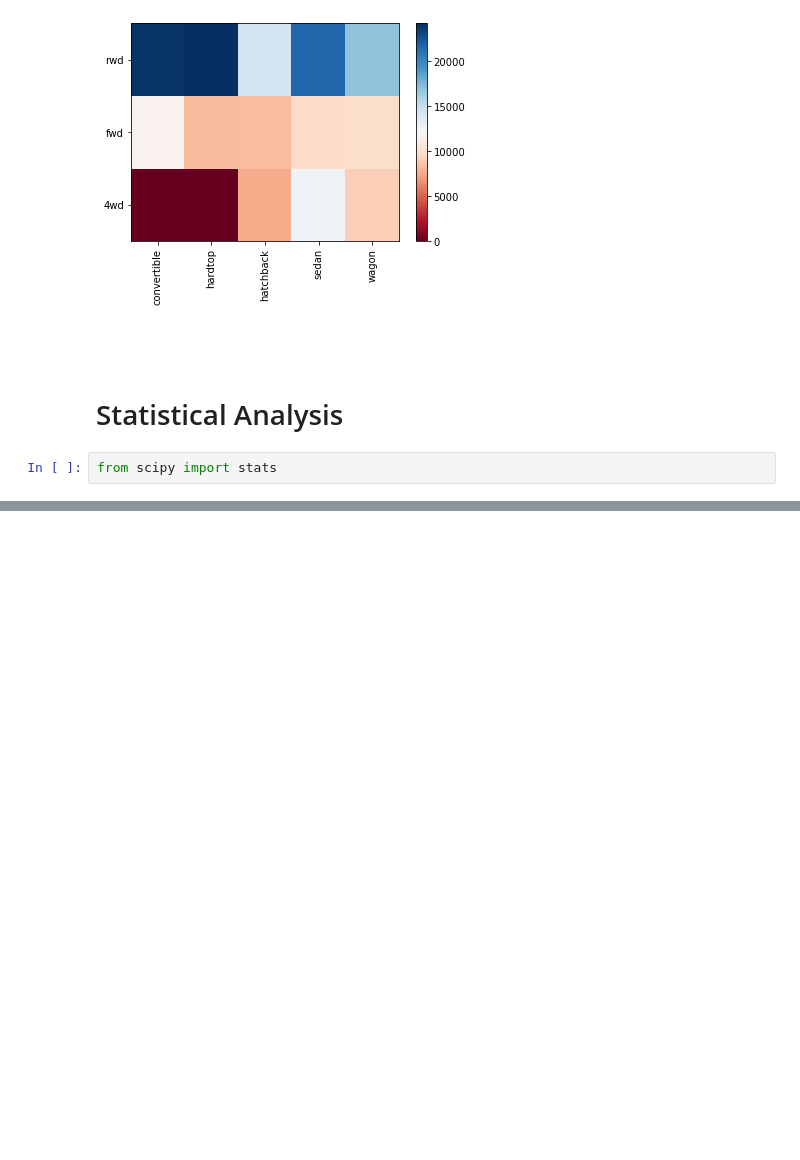
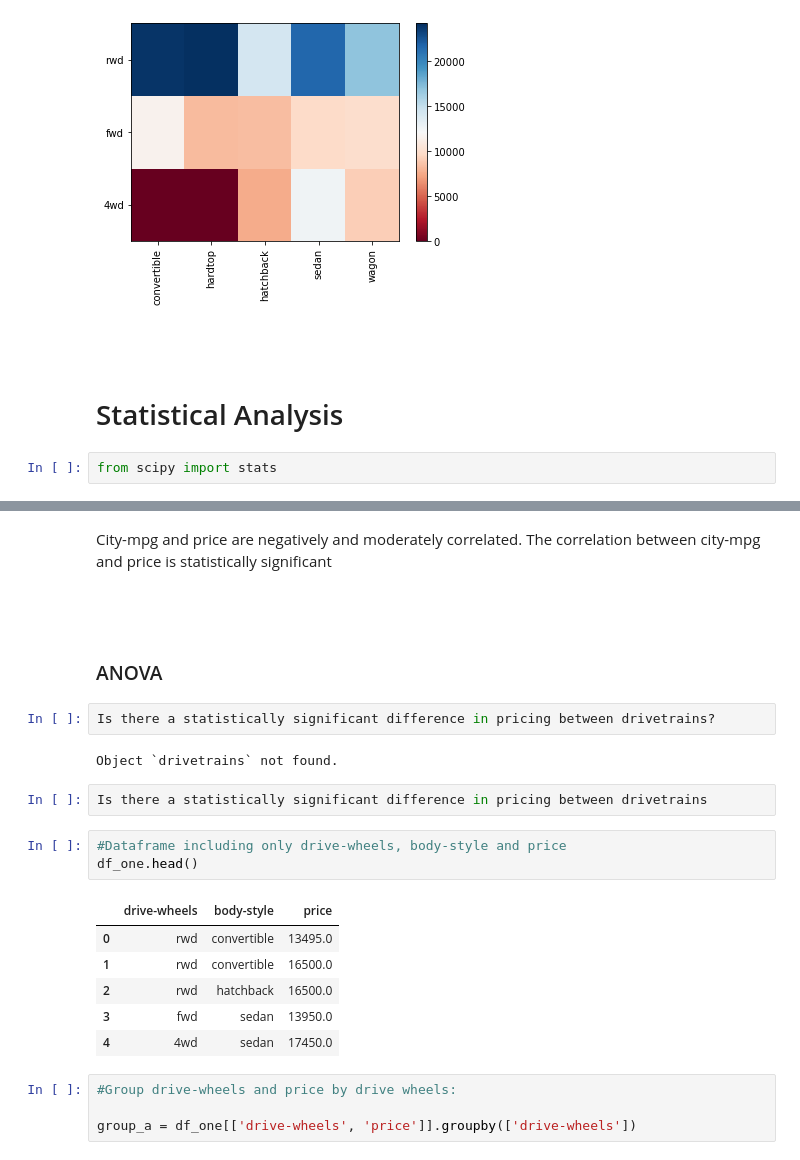
Before and after one commit to essetetsahai/IBM-Python-Course, a Jupyter notebook: Automobile-Data-Analysis-Pandas.ipynb, the cells around one changed output, grey strips where cells are left out. Drawn from its saved outputs; the diff is of its cells as text; blank space fills up the shorter version.

```diff
--- a/Automobile-Data-Analysis-Pandas.ipynb
+++ b/Automobile-Data-Analysis-Pandas.ipynb
@@ -948,0 +977,26 @@ The correlation coefficient indicates a positive, moderately strong linear relat
+# %% [markdown]
+City-mpg and price are negatively and moderately correlated. The correlation between city-mpg and price is statistically significant
+# %% [markdown]
+#
+# %% [markdown]
+### ANOVA
+# %%
+Is there a statistically significant difference in pricing between drivetrains?
+# %% [output]
+Object `drivetrains` not found.
+# %%
+Is there a statistically significant difference in pricing between drivetrains
+# %%
+#Dataframe including only drive-wheels, body-style and price
+df_one.head()
+# %% [output]
+|  | drive-wheels | body-style | price |
+| 0 | rwd | convertible | 13495.0 |
+| 1 | rwd | convertible | 16500.0 |
+| 2 | rwd | hatchback | 16500.0 |
+| 3 | fwd | sedan | 13950.0 |
+| 4 | 4wd | sedan | 17450.0 |
+# %%
+#Group drive-wheels and price by drive wheels:
+
+group_a = df_one[['drive-wheels', 'price']].groupby(['drive-wheels'])
```
Also changed, not shown: parts of 24 cells of this notebook.
